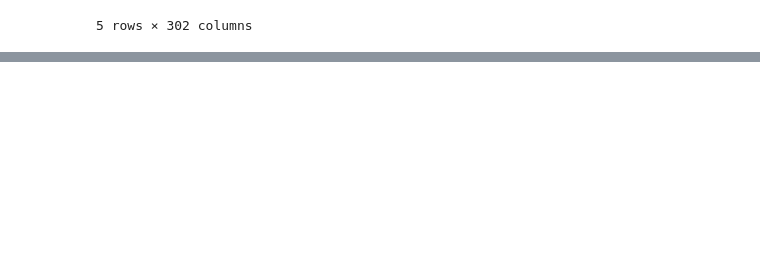
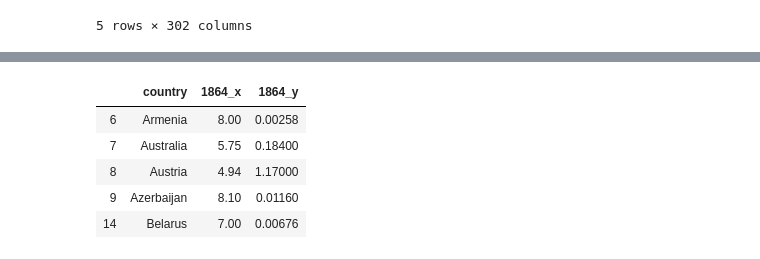
Before and after one commit to VallieTracy/project-one, a Jupyter notebook: Team_Awesome_Project_1.ipynb, the cells around one changed output, grey strips where cells are left out. Saved outputs shown, nothing was run; the diff lists cells and outputs as text; code cells hidden in the pictures; blank space fills up the shorter version.

```diff
--- a/Team_Awesome_Project_1.ipynb
+++ b/Team_Awesome_Project_1.ipynb
@@ -80,3 +80,7 @@ co2_df = co2_df.dropna()
 # Kaan's code ends here
 # %%
 # Molly's code starts here
+# %%
+#pull out 1864 birthrate per country
+birthrate_1864_df = birthrate_df[["country", "1864"]]
+birthrate_1864_df.head()
@@ -82,0 +94,4 @@ co2_df = co2_df.dropna()
+# %%
+#pull out 1864 CO2 per country
+co2_1864_df = co2_df[["country", "1864"]]
+co2_1864_df.head()
@@ -82,0 +105,12 @@ co2_df = co2_df.dropna()
+# %%
+#merge co2 and birthrate for 1864
+merge_brate_co2_1864_df = pd.merge(birthrate_1864_df,co2_1864_df, on="country", how="right")
+merge_brate_co2_1864_df = merge_brate_co2_1864_df.dropna()
+merge_brate_co2_1864_df.head()
+# %% [output]
+|  | country | 1864_x | 1864_y |
+| 6 | Armenia | 8.00 | 0.00258 |
+| 7 | Australia | 5.75 | 0.18400 |
+| 8 | Austria | 4.94 | 1.17000 |
+| 9 | Azerbaijan | 8.10 | 0.01160 |
+| 14 | Belarus | 7.00 | 0.00676 |
```
Also changed, not shown: parts of 4 cells of this notebook.
